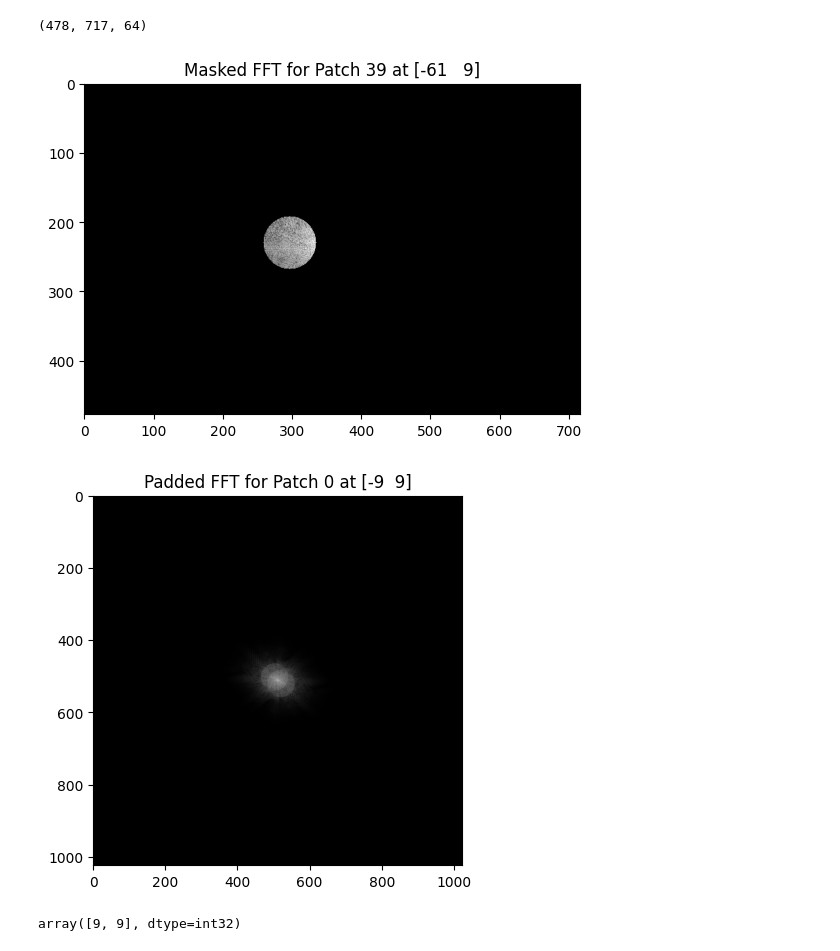
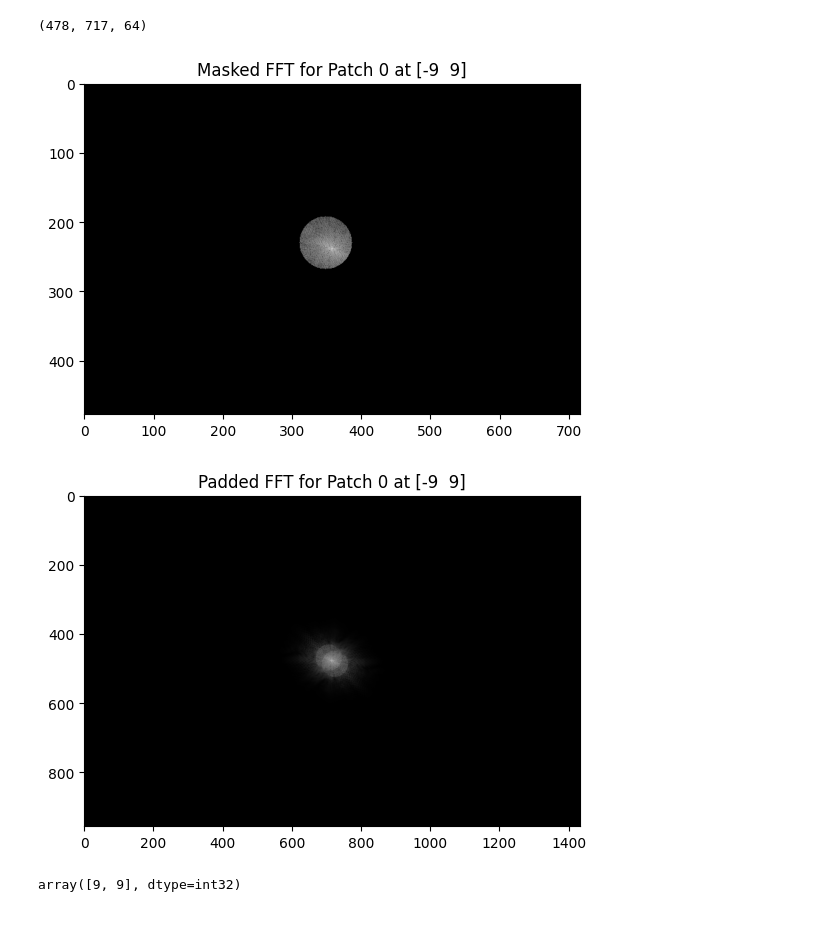
Before and after one commit to irenesmayo03/IMIP-Project, a Jupyter notebook: FP_Yen/Ptychography Simulated Captured Images Generator 02.06.ipynb, the cells around one changed output. Drawn from its saved outputs; the diff is of its cells as text; code cells hidden in the pictures; blank space fills up the shorter version.

```diff
--- a/FP_Yen/Ptychography Simulated Captured Images Generator 02.06.ipynb
+++ b/FP_Yen/Ptychography Simulated Captured Images Generator 02.06.ipynb
@@ -195,36 +195,36 @@ stacked_images.shape
 (478, 717, 64)
 # %%
 # Sanity check: ensure the Ns and masked_fft match
-check_index = 39  # Example index to check
+check_index = 0  # Example index to check
 masked_fft = apply_mask_to_fft(fshift, masks[check_index])
 plt.imshow(np.log1p(np.abs(masked_fft)), cmap='gray')
 plt.title(f'Masked FFT for Patch {check_index} at {Ns[0, check_index]}') # Display the center coordinates for the selected mask
 plt.show()
 # %% [output]
-[figure, old version]
+[figure, new version]
 # %%
 #Debugging: Display the padded FFT for a specific patch
 from scipy.fft import fft2, ifft2, fftshift, ifftshift
-No=[1024, 1024]
+No=[956, 1434]
 cen0= (((No[0]+1)/2), ((No[1]+1)/2))
 # Display the center coordinates for the selected mask
 Np=[478, 717]
 pad_y = No[0] - Np[0]
 pad_x = No[1] - Np[1]
 
 pad_before_after = [(pad_y // 2, pad_y - pad_y // 2), (pad_x // 2, pad_x - pad_x // 2)]
 
 init_index=0
 O0 = np.pad(
     fftshift(fft2(np.sqrt(stacked_images[:, :, init_index]))),
     pad_before_after
 )
 
 plt.imshow(np.log1p(np.abs(O0)), cmap='gray')
 plt.title(f'Padded FFT for Patch 0 at {Ns[0, init_index, :]}')  # Display the center coordinates for the selected mask
 plt.show()
 # %% [output]
-[figure, old version]
+[figure, new version]
 # %%
 Ns[0, 1, :]
 # %% [output]
```
